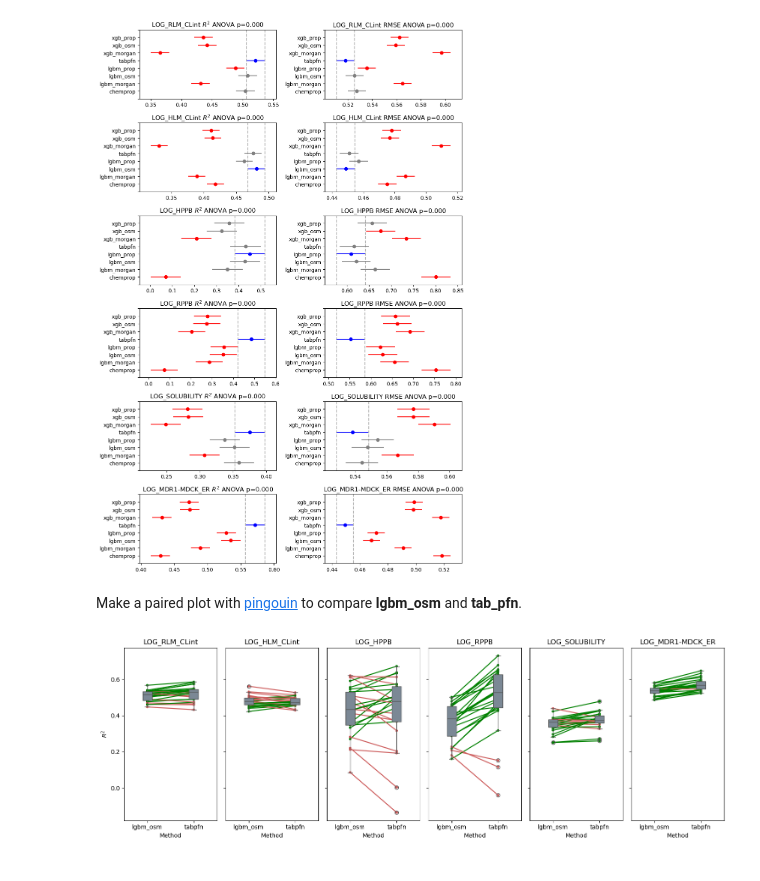
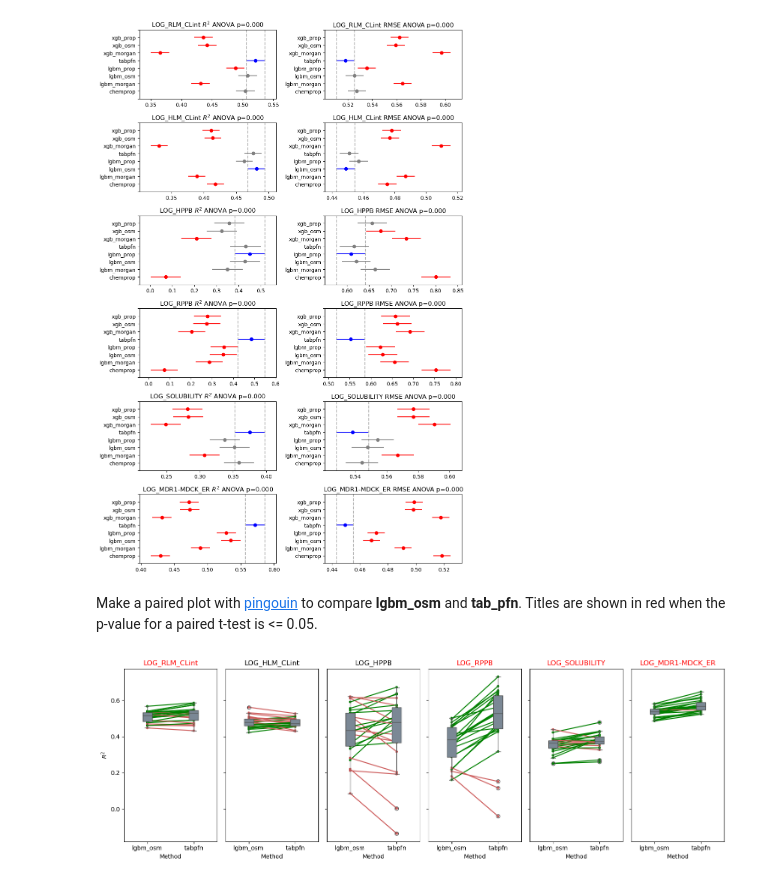
Before and after one commit to PatWalters/practical_cheminformatics_posts, a Jupyter notebook: adme_comparison/ADME_Comparison.ipynb, the cells around one changed output. Saved outputs shown, nothing was run; the diff lists cells and outputs as text; code cells hidden in the pictures.

Commit message:
added paired plot

```diff
--- a/adme_comparison/ADME_Comparison.ipynb
+++ b/adme_comparison/ADME_Comparison.ipynb
@@ -98,21 +99,28 @@ plt.tight_layout()
 # %% [output]
 [figure]
 # %% [markdown]
-Make a paired plot with [pingouin](https://pingouin-stats.org/build/html/index.html) to compare **lgbm_osm** and **tab_pfn**.
+Make a paired plot with [pingouin](https://pingouin-stats.org/build/html/index.html) to compare **lgbm_osm** and **tab_pfn**.  Titles are shown in red when the p-value for a paired t-test is <= 0.05.
 # %%
 figure, axes = plt.subplots(1,6,figsize=(15,5),sharey=True)
 axes.flatten()
 for i in range(0,len(df_list)):
     cycle_list = list(range(0,25))*len(df_list[0][1].method.unique())
     df_list[i][1]['cycle'] = cycle_list
     method_list = ["lgbm_osm","tabpfn"]
     tmp_df = df_list[i][1].query("method in @method_list")
     with warnings.catch_warnings():
         warnings.filterwarnings('ignore', category=FutureWarning)
         ax = plot_paired(data=tmp_df,dv="r2",within="method",subject="cycle",ax=axes[i])
-    ax.set_title(df_list[i][0])
+    r2_list = []
+    for method in method_list:
+        r2_list.append(tmp_df.query("method == @method").r2)
+    p_value = ttest_rel(r2_list[0],r2_list[1]).pvalue
+    title_color = 'black'
+    if p_value <= 0.05:
+        title_color = 'red'
+    ax.set_title(df_list[i][0],color=title_color)
     ax.set_xlabel("Method")
     ax.set_ylabel("$R^2$")
 plt.tight_layout()
 # %% [output]
-[figure, old version]
+[figure, new version]
```
Also changed, not shown: parts of 1 cell of this notebook.
